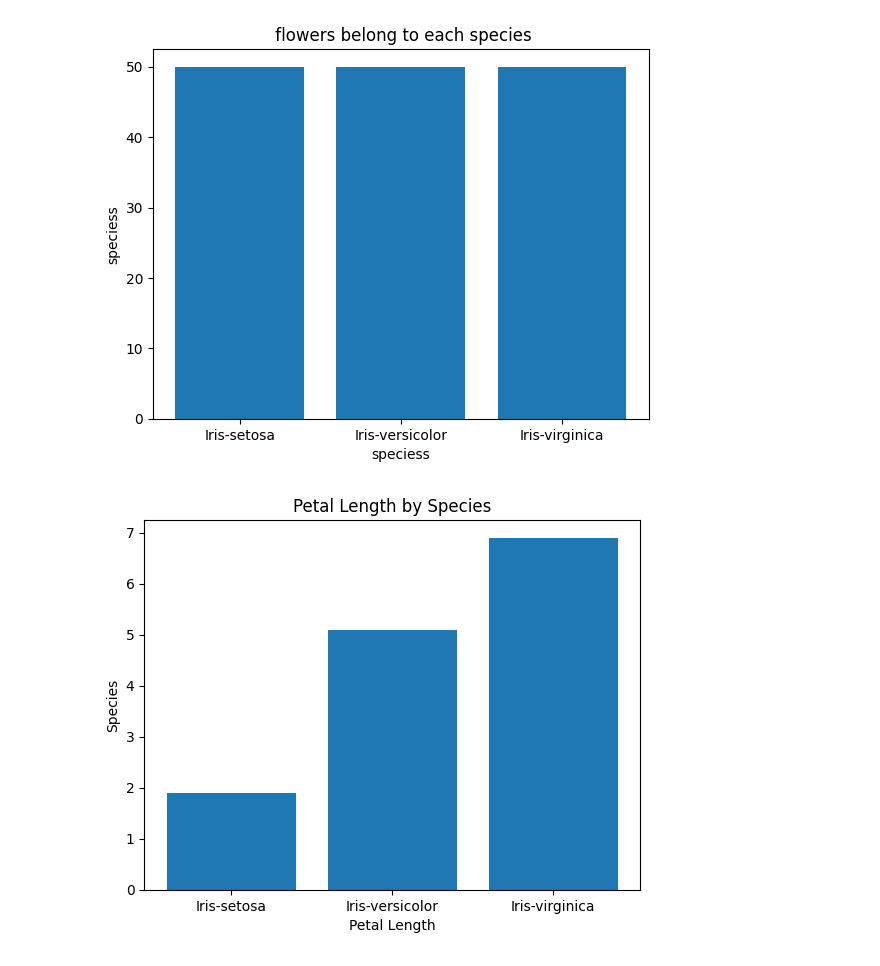
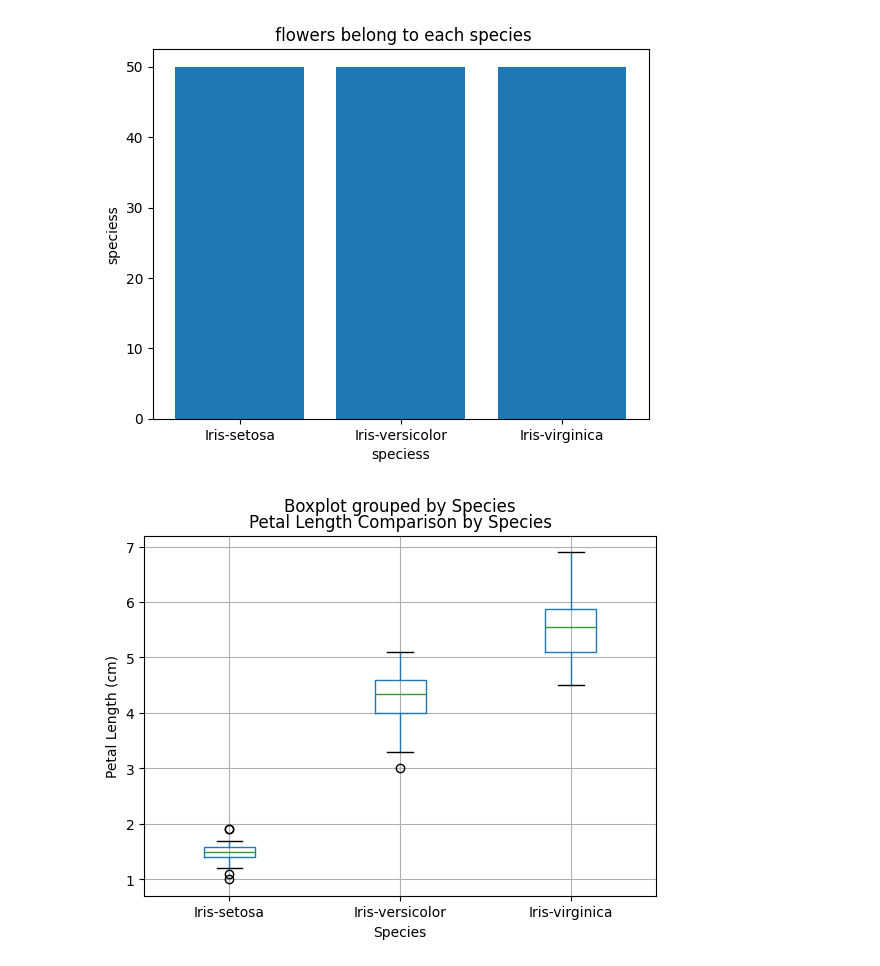
Before and after one commit to Nohan28/iris, a Jupyter notebook: cie_1.ipynb, the cells around one changed output. Saved outputs shown, nothing was run; the diff lists cells and outputs as text; code cells hidden in the pictures.

```diff
--- a/cie_1.ipynb
+++ b/cie_1.ipynb
@@ -37,11 +37,11 @@ plt.show()
 # %%
 import pandas as pd
 import matplotlib.pyplot as plt
 df = pd.read_csv('/content/Iris.csv')
-plt.bar(df['Species'], df['PetalLengthCm'])
-plt.xlabel('Petal Length')
-plt.ylabel('Species')
-plt.title('Petal Length by Species')
+df.boxplot(column='PetalLengthCm', by='Species')
+plt.title('Petal Length Comparison by Species')
+plt.xlabel('Species')
+plt.ylabel('Petal Length (cm)')
 plt.show()
 # %% [output]
-[figure, old version]
+[figure, new version]
```
